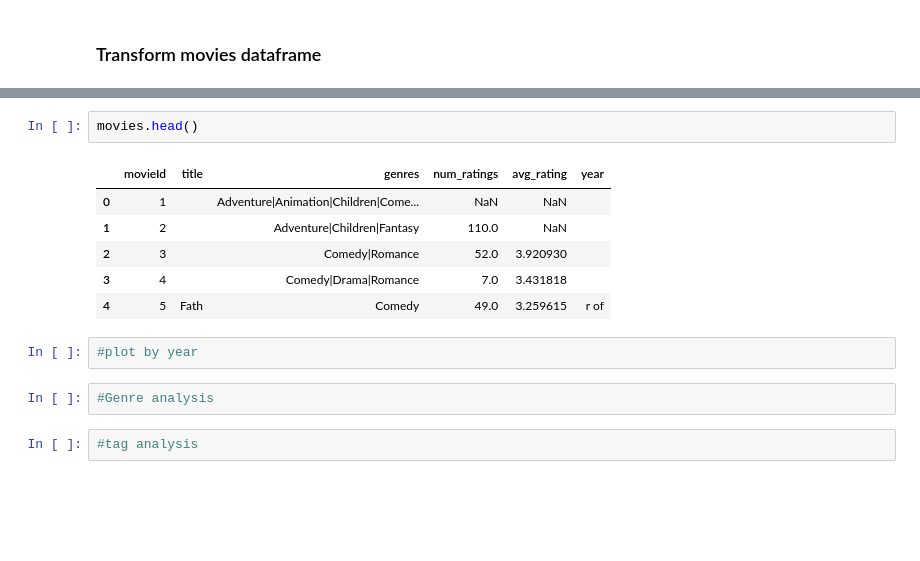
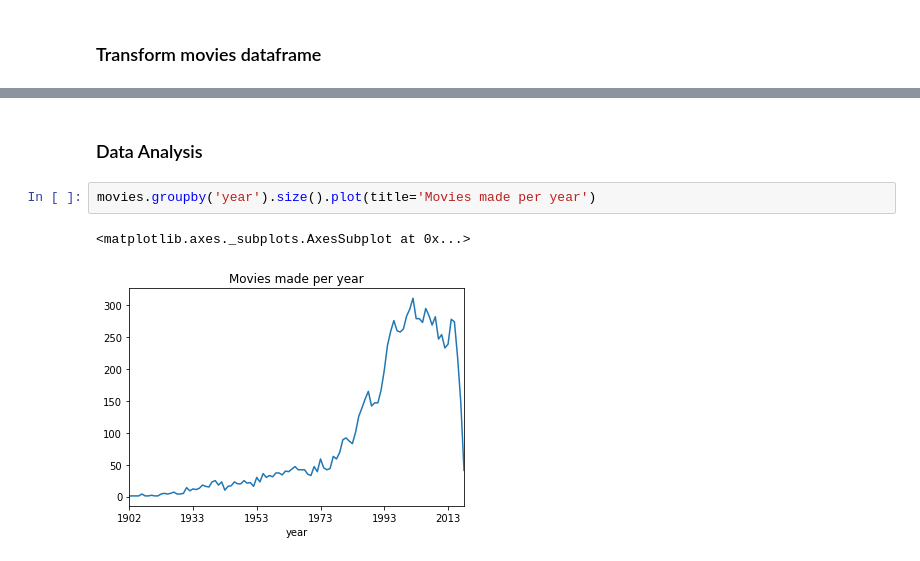
Before and after one commit to Jingxixi/Movie-Recommender, a Jupyter notebook: Data_Processing.ipynb, the cells around one changed output, grey strips where cells are left out. Saved outputs shown, nothing was run; the diff lists cells and outputs as text; blank space fills up the shorter version.

```diff
--- a/Data_Processing.ipynb
+++ b/Data_Processing.ipynb
@@ -162,15 +167,7 @@ movies.head()
-# %%
-movies.head()
-# %% [output]
-|  | movieId | title | genres | num_ratings | avg_rating | year |
-| 0 | 1 |  | Adventure|Animation|Children|Come... | NaN | NaN |  |
-| 1 | 2 |  | Adventure|Children|Fantasy | 110.0 | NaN |  |
-| 2 | 3 |  | Comedy|Romance | 52.0 | 3.920930 |  |
-| 3 | 4 |  | Comedy|Drama|Romance | 7.0 | 3.431818 |  |
-| 4 | 5 | Fath | Comedy | 49.0 | 3.259615 | r of |
-# %%
-#plot by year
-# %%
-#Genre analysis
-# %%
-#tag analysis
+# %% [markdown]
+### Data Analysis
+# %%
+movies.groupby('year').size().plot(title='Movies made per year')
+# %% [output]
+<matplotlib.axes._subplots.AxesSubplot at 0x...>
+[figure, added]
```
Also changed, not shown: parts of 5 cells of this notebook.
